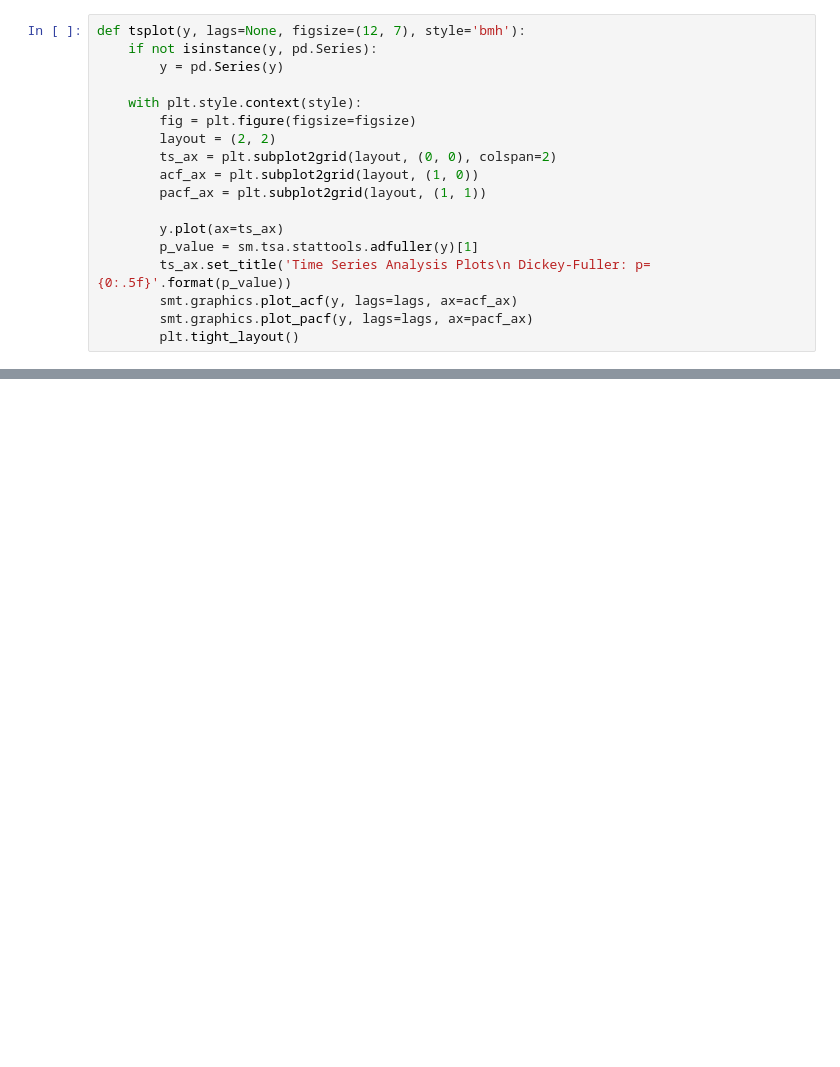
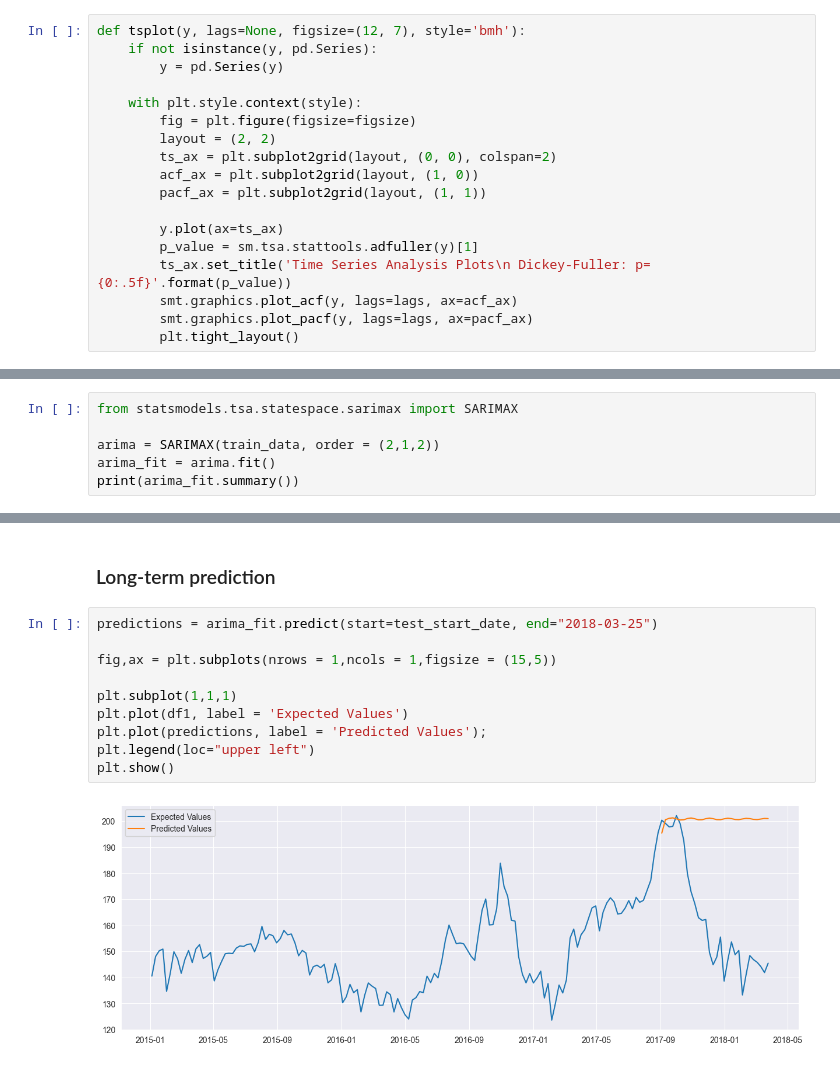
Before and after one commit to PNU-team-projects/avocado-price-forecasting, a Jupyter notebook: notebooks/notebook.ipynb, the cells around one changed output, grey strips where cells are left out. Drawn from its saved outputs; the diff is of its cells as text; blank space fills up the shorter version.

Commit message:
APF-2 Creating ARIMA model (#3)

```diff
--- a/notebooks/notebook.ipynb
+++ b/notebooks/notebook.ipynb
@@ -223,0 +257,6 @@ plt.show()
+# %%
+from statsmodels.tsa.statespace.sarimax import SARIMAX
+
+arima = SARIMAX(train_data, order = (2,1,2))
+arima_fit = arima.fit()
+print(arima_fit.summary())
@@ -223,0 +281,14 @@ plt.show()
+# %% [markdown]
+### Long-term prediction
+# %%
+predictions = arima_fit.predict(start=test_start_date, end="2018-03-25")
+
+fig,ax = plt.subplots(nrows = 1,ncols = 1,figsize = (15,5))
+
+plt.subplot(1,1,1)
+plt.plot(df1, label = 'Expected Values')
+plt.plot(predictions, label = 'Predicted Values');
+plt.legend(loc="upper left")
+plt.show()
+# %% [output]
+[figure, added]
```
Also changed, not shown: parts of 16 cells of this notebook.
